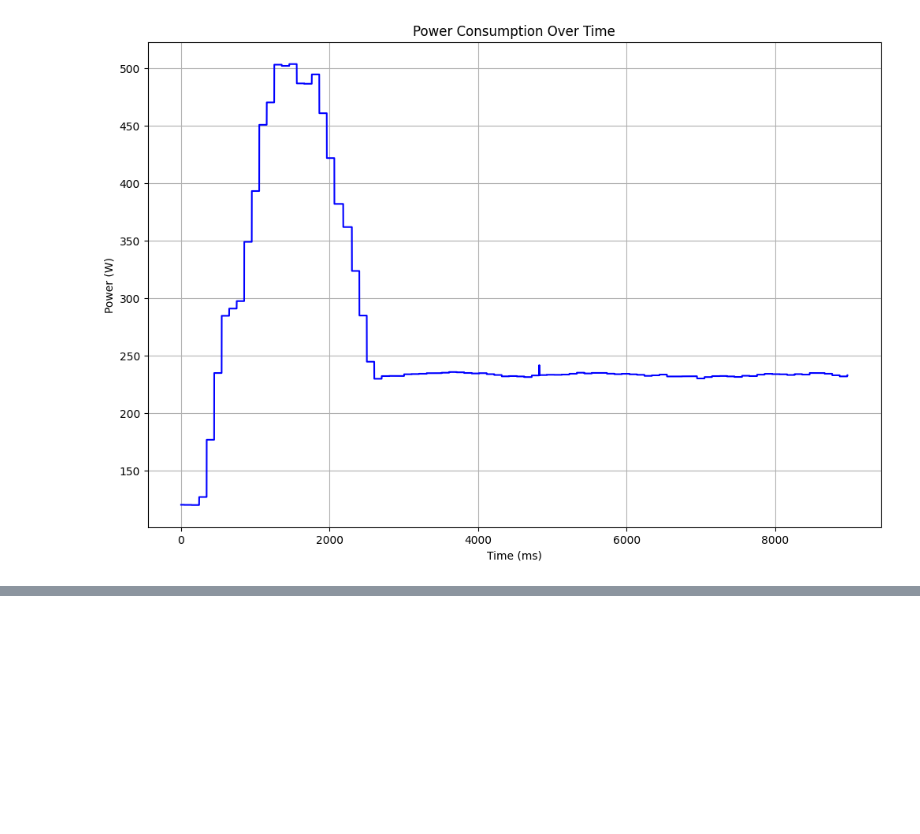
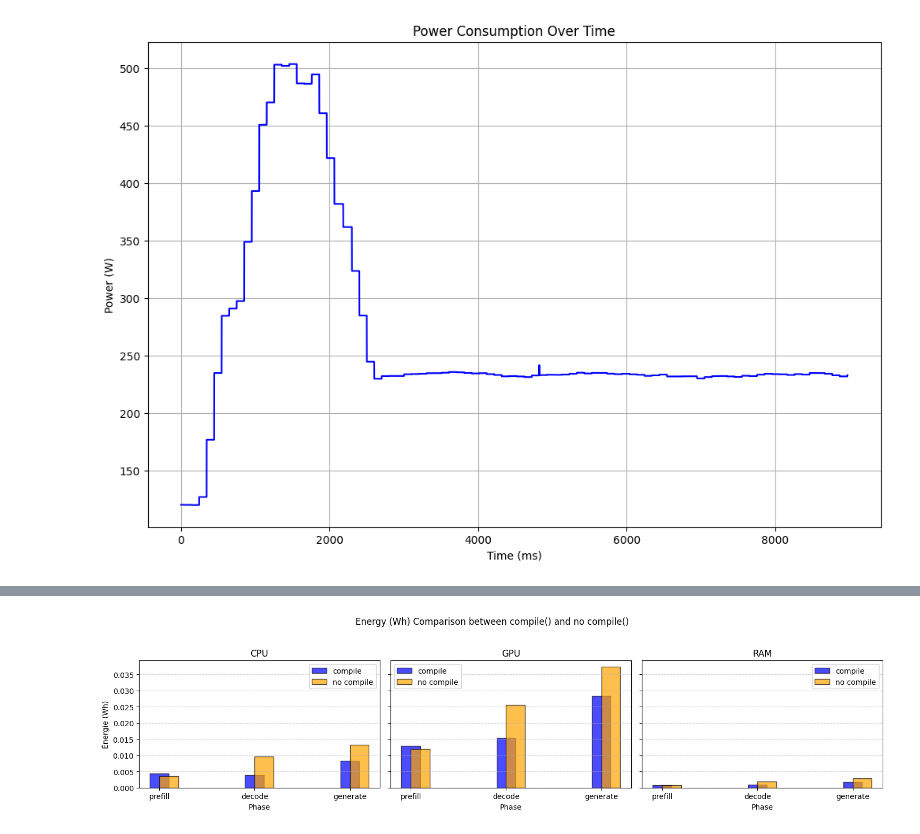
Before and after one commit to JulienDelavande/benchlab, a Jupyter notebook: microbench/test.ipynb, the cells around one changed output, grey strips where cells are left out. Saved outputs shown, nothing was run; the diff lists cells and outputs as text; code cells hidden in the pictures; blank space fills up the shorter version.

```diff
--- a/microbench/test.ipynb
+++ b/microbench/test.ipynb
@@ -314,0 +472,7 @@ plt.show()
+# %%
+df_nocompile = pd.read_csv("./tmp/energyllama8B_decodeprefillgenerate_results_bs1_input_length128_runs5_2025-07-10-16-23-12.csv")
+df_nocompile['duration_decode_per_token'] = df_nocompile['duration_decode'] / (df_nocompile['generate_length']-1)
+df_nocompile['energy_decode_per_token_cpu'] = df_nocompile['energy_decode_cpu'] / (df_nocompile['generate_length'] - 1)
+df_nocompile['energy_decode_per_token_gpu'] = df_nocompile['energy_decode_gpu'] / (df_nocompile['generate_length'] - 1)
+df_nocompile['energy_decode_per_token_ram'] = df_nocompile['energy_decode_ram'] / (df_nocompile['generate_length'] - 1)
+df_nocompile
@@ -314,0 +483,8 @@ plt.show()
+# %%
+df_compile = pd.read_csv("./tmp/energyllama8Bcompile_decodeprefillgenerate_results_bs1_input_length128_runs5_2025-07-10-16-27-55.csv")
+df_compile['duration_decode_per_token'] = df_compile['duration_decode'] / (df_compile['generate_length']-1)
+df_compile['energy_decode_per_token_cpu'] = df_compile['energy_decode_cpu'] / (df_compile['generate_length'] - 1)
+df_compile['energy_decode_per_token_gpu'] = df_compile['energy_decode_gpu'] / (df_compile['generate_length'] - 1)
+df_compile['energy_decode_per_token_ram'] = df_compile['energy_decode_ram'] / (df_compile['generate_length'] - 1)
+
+df_compile
@@ -314,0 +495,82 @@ plt.show()
+# %%
+import pandas as pd
+import matplotlib.pyplot as plt
+
+df_compile['energy_decode_per_token_cpu'] = df_compile['energy_decode_cpu'] / df_compile['generate_length']
+df_nocompile['energy_decode_per_token_cpu'] = df_nocompile['energy_decode_cpu'] / df_nocompile['generate_length']
+df_compile['energy_decode_per_token_gpu'] = df_compile['energy_decode_gpu'] / df_compile['generate_length']
+df_nocompile['energy_decode_per_token_gpu'] = df_nocompile['energy_decode_gpu'] / df_nocompile['generate_length']
+df_compile['energy_decode_per_token_ram'] = df_compile['energy_decode_ram'] / df_compile['generate_length']
+df_nocompile['energy_decode_per_token_ram'] = df_nocompile['energy_decode_ram'] / df_nocompile['generate_length']
+df_compile['duration_decode_per_token'] = df_compile['duration_decode'] / df_compile['generate_length']
+df_nocompile['duration_decode_per_token'] = df_nocompile['duration_decode'] / df_nocompile['generate_length']
+
+
+# Initialisation
+phases = ["prefill", "decode", "generate"]
+devices = ["cpu", "gpu", "ram"]
+
+# Création des subplots
+fig, axs = plt.subplots(1, 3, figsize=(15, 4), sharey=True)
+fig.suptitle("Energy (Wh) Comparison between compile() and no compile()")
+
+for idx, device in enumerate(devices):
+    energies_compile = [df_compile[f"energy_{phase}_{device}"].iloc[0] * 1000 for phase in phases]
+    energies_nocompile = [df_nocompile[f"energy_{phase}_{device}"].iloc[0] * 1000 for phase in phases]
+
+    axs[idx].bar(phases, energies_compile, width=0.2, label="compile", align='center', color='blue', alpha=0.7, edgecolor='black')
+    axs[idx].bar(phases, energies_nocompile, width=0.2, label="no compile", align='edge', color='orange', alpha=0.7, edgecolor='black')
+    axs[idx].set_title(device.upper())
+    axs[idx].set_xlabel("Phase")
+    if idx == 0:
+        axs[idx].set_ylabel("Énergie (Wh)")
+    axs[idx].grid(True, axis='y', linestyle='--', alpha=0.6)
+    axs[idx].legend()
+
+plt.tight_layout(rect=[0, 0.03, 1, 0.95])
+plt.show()
+
+
+# Initialisation
+phases = ["prefill", "decode_per_token"]
+devices = ["cpu", "gpu", "ram"]
+
+# Création des subplots
+fig, axs = plt.subplots(1, 3, figsize=(15, 4), sharey=True)
+fig.suptitle("Energy (Wh) Comparison between compile() and no compile()")
+
+for idx, device in enumerate(devices):
+    energies_compile = [df_compile[f"energy_{phase}_{device}"].iloc[0] * 1000 for phase in phases]
+    energies_nocompile = [df_nocompile[f"energy_{phase}_{device}"].iloc[0] * 1000 for phase in phases]
+
+    axs[idx].bar(phases, energies_compile, width=0.2, label="compile", align='center', color='blue', alpha=0.7, edgecolor='black')
+    axs[idx].bar(phases, energies_nocompile, width=0.2, label="no compile", align='edge', color='orange', alpha=0.7, edgecolor='black')
+    axs[idx].set_title(device.upper())
+    axs[idx].set_xlabel("Phase")
+    if idx == 0:
+        axs[idx].set_ylabel("Énergie (Wh)")
+    axs[idx].grid(True, axis='y', linestyle='--', alpha=0.6)
+    axs[idx].legend()
+
+plt.tight_layout(rect=[0, 0.03, 1, 0.95])
+plt.show()
+
+phases = ["prefill", "decode_per_token"]
+
+fig, axs = plt.subplots(1, 1, figsize=(15, 4), sharey=True)
+fig.suptitle("Latency (s) Comparison between compile() and no compile()")
+
+latency_compile = [df_compile[f"duration_{phase}"].iloc[0] for phase in phases]
+latency_nocompile = [df_nocompile[f"duration_{phase}"].iloc[0] for phase in phases]
+
+axs.bar(phases, latency_compile, width=0.2, label="compile", align='center', color='blue', alpha=0.7, edgecolor='black')
+axs.bar(phases, latency_nocompile, width=0.2, label="no compile", align='edge', color='orange', alpha=0.7, edgecolor='black')
+axs.set_title("Latency Comparison")
+axs.set_xlabel("Phase")
+axs.set_ylabel("Latency (s)")
+axs.grid(True, axis='y', linestyle='--', alpha=0.6)
+axs.legend()
+plt.tight_layout(rect=[0, 0.03, 1, 0.95])
+plt.show()
+# %% [output]
+[figure, added]
```
Also changed, not shown: parts of 18 cells of this notebook, 7 other files.
